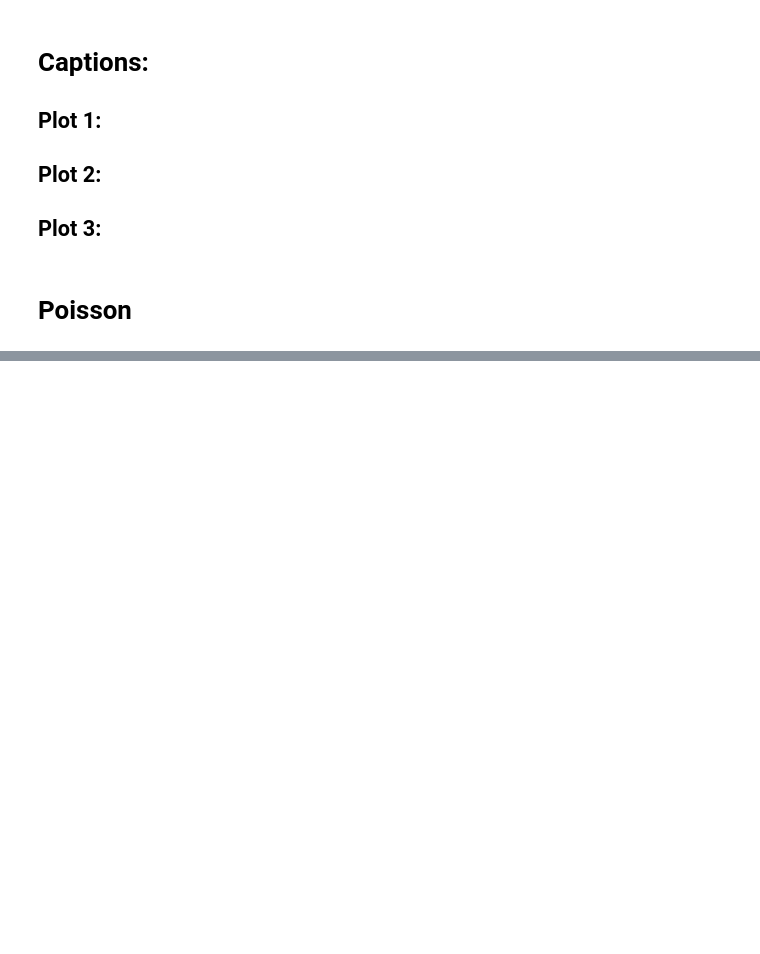
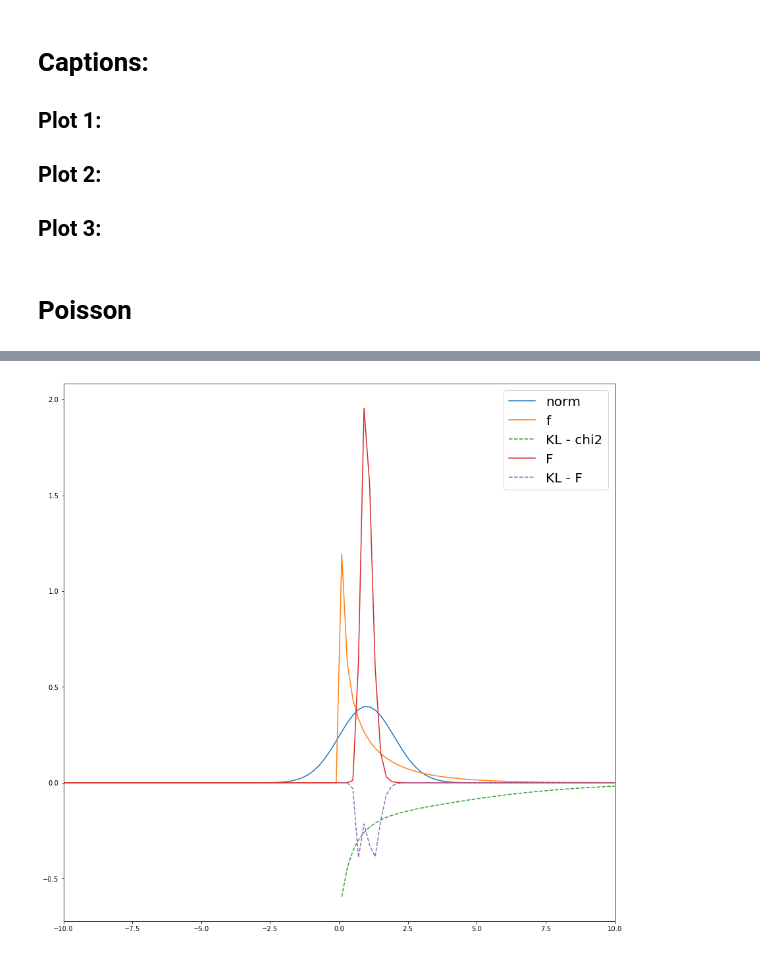
Before and after one commit to ep2247/PUI2017_ep2247, a Jupyter notebook: HW5_ep2247/HW5_2_ep3347.ipynb, the cells around one changed output, grey strips where cells are left out. Cells and saved outputs as stored; diff of their text form; code cells hidden in the pictures; blank space fills up the shorter version.

```diff
--- a/HW5_ep2247/HW5_2_ep3347.ipynb
+++ b/HW5_ep2247/HW5_2_ep3347.ipynb
@@ -296,0 +304,33 @@ pl.legend();
+# %%
+pl.figure(figsize=(15,15))
+
+q = lambda x, mu : scipy.stats.distributions.norm.pdf(x - mu)
+c = lambda x, mu : scipy.stats.distributions.chi2.pdf(x, df=mu)
+f = lambda x, mu : scipy.stats.distributions.f.pdf(x,100,100)
+
+Dkl = lambda x ,mu, p :  p(x, mu) * np.log10(q(x, mu)) + p(x, mu) * np.log10(p(x, mu))
+
+def model(x) :
+    #gaussian model from scratch
+    return 1. / (s * np.sqrt(2 * np.pi)) * np.exp(- ((x - m)**2 / 2. / s**2))
+
+x = np.linspace(-10,10,100)
+pl.plot(x, q(x, 1), label='norm')
+
+#print np.nansum(Dkl(np.linspace(0,30,1000), 1, p))
+
+pl.plot(x, c(x,1), label='f')
+pl.plot(x,Dkl(x, 1, c), '--', label = 'KL - chi2')
+
+#print np.nansum(Dkl(np.linspace(0,30,1000), 1, c))
+
+pl.plot(x, f(x,1), label='F')
+pl.plot(x, Dkl(x, 1, f), '--', label = 'KL - F')
+
+#print np.nansum(Dkl(np.linspace(0,30,1000), 1, f))
+bins = np.arange(0, 99, 10)
+
+pl.xlim(-10, 10)
+pl.legend(fontsize = 20);
+# %% [output]
+[figure, added]
```
Also changed, not shown: parts of 3 cells of this notebook.
